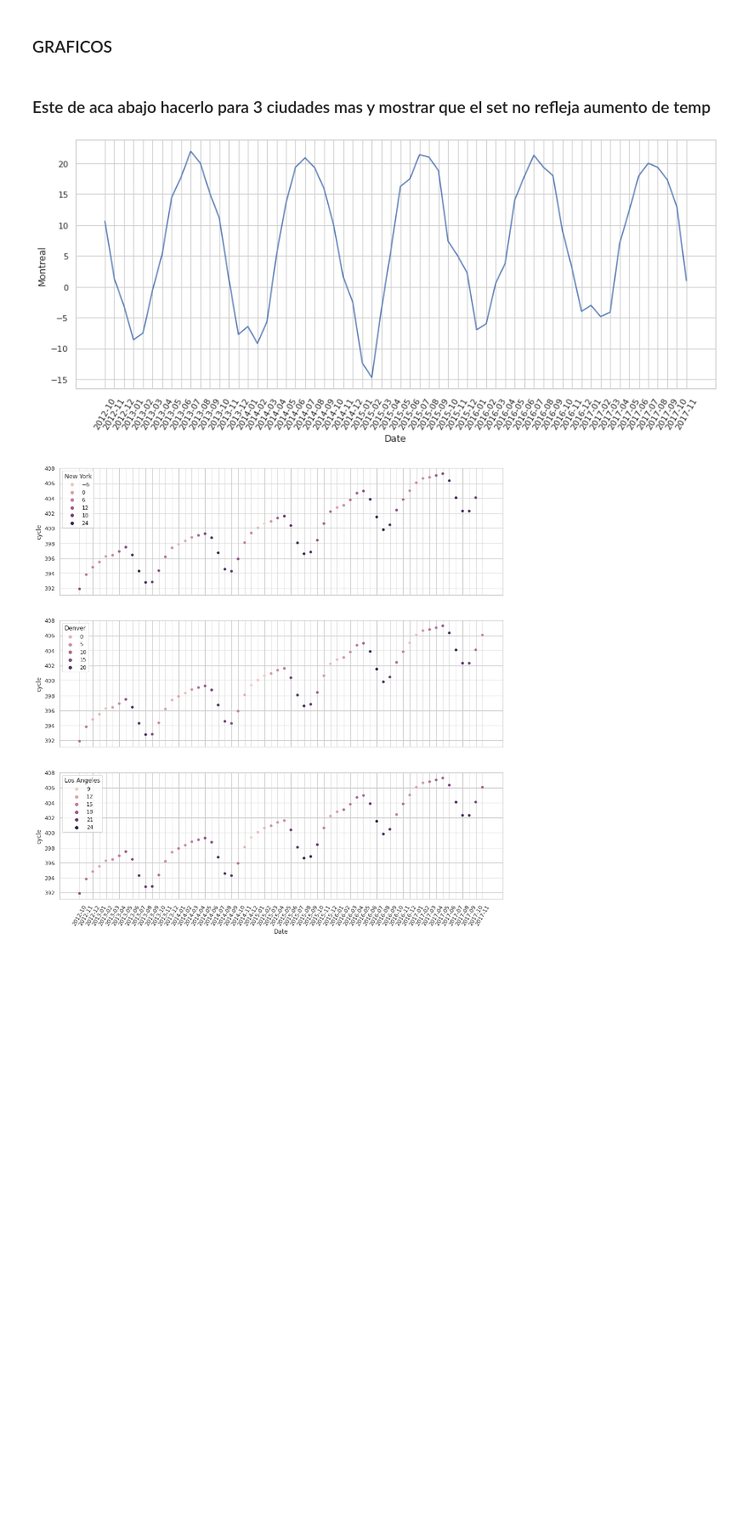
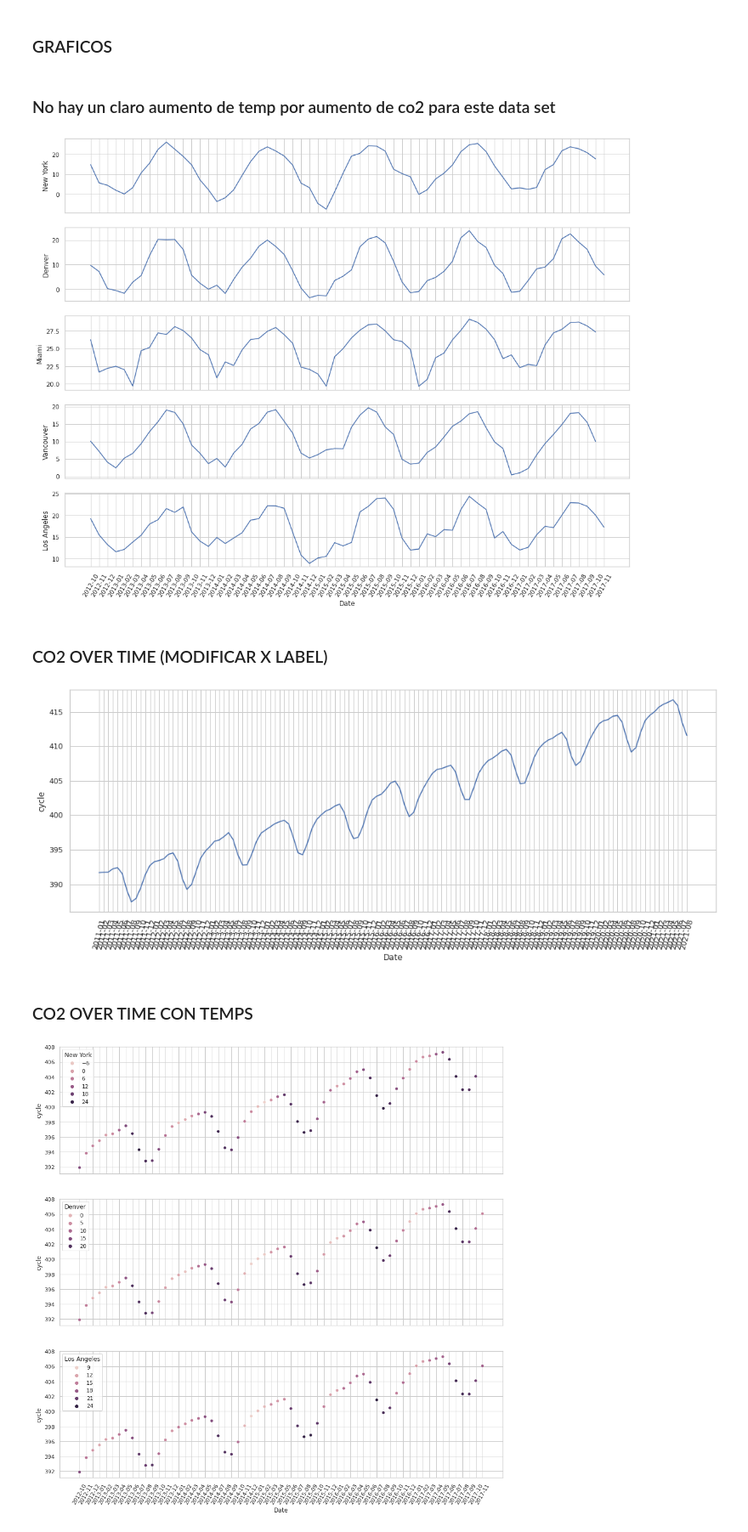
Before and after one commit to JulianTrufero/CO2-and-Temperatures-Seasonality, a Jupyter notebook: P (copy).ipynb, the cells around one changed output. Shown at 85% size. Saved outputs shown, nothing was run; the diff lists cells and outputs as text; code cells hidden in the pictures; blank space fills up the shorter version.

```diff
--- a/P (copy).ipynb
+++ b/P (copy).ipynb
@@ -214,13 +203,25 @@ hyc = hm.set_index('Date').join(co2.set_index('Date'))
 hyc = hyc.reset_index()
 # %% [markdown]
 ### GRAFICOS
-# %% [markdown]
-### Este de aca abajo hacerlo para 3 ciudades mas y mostrar que el set no refleja aumento de temp
+# %% [markdown]
+### No hay un claro aumento de temp por aumento de co2 para este data set
+# %%
+fig, axs = plt.subplots(nrows=5, ncols=1, sharex=True, figsize=(18, 14))
+sns.lineplot(x="Date", y="New York", data=temc, ax=axs[0])
+sns.lineplot(x="Date", y="Denver", data=temc, ax=axs[1])
+sns.lineplot(x="Date", y="Miami", data=temc, ax=axs[2])
+sns.lineplot(x="Date", y="Vancouver", data=temc, ax=axs[3])
+sns.lineplot(x="Date", y="Los Angeles", data=temc, ax=axs[4]).set_xticklabels(labels=temc["Date"], rotation=60);
+# %% [output]
+[figure, added]
+# %% [markdown]
+### CO2 OVER TIME (MODIFICAR X LABEL)
 # %%
-f = sns.lineplot(data=tyc, x="Date", y="Montreal")
-f.set_xticklabels(labels=tyc["Date"], rotation=60);
+sns.lineplot(data=co2, x="Date", y="cycle").set_xticklabels(labels=co2["Date"], rotation=75);
 # %% [output]
-[figure, old version]
+[figure, new version]
+# %% [markdown]
+### CO2 OVER TIME CON TEMPS
 # %%
 fig, axs = plt.subplots(nrows=3, ncols=1, sharex=True, figsize=(16, 16))
 sns.scatterplot(x="Date", y="cycle", hue="New York", data=tyc, ax=axs[0])
```
Also changed, not shown: parts of 13 cells of this notebook.
